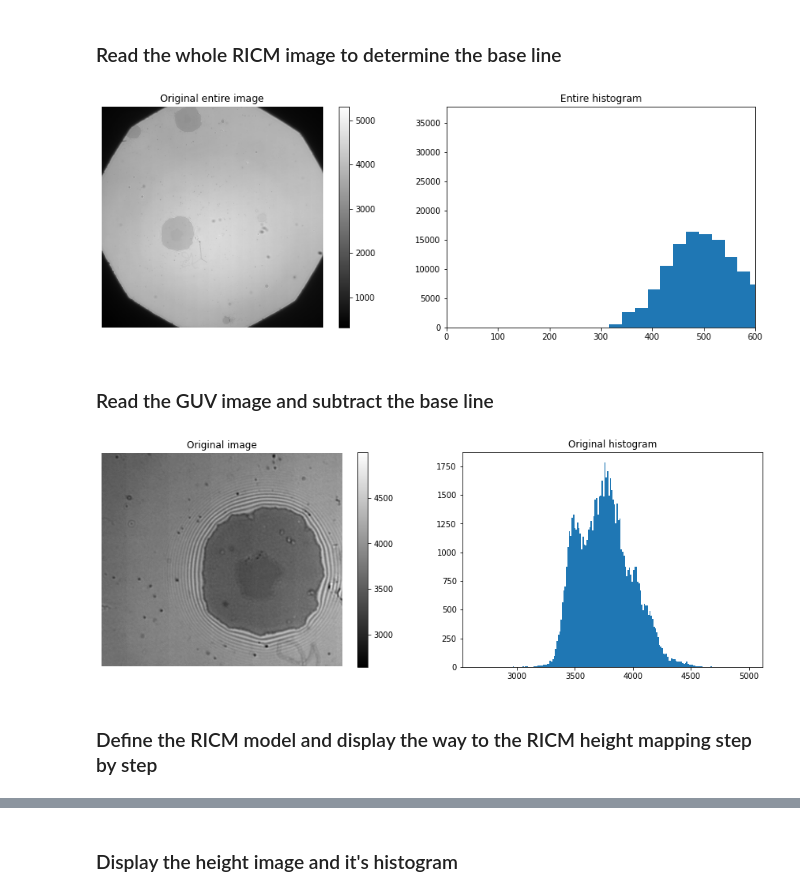
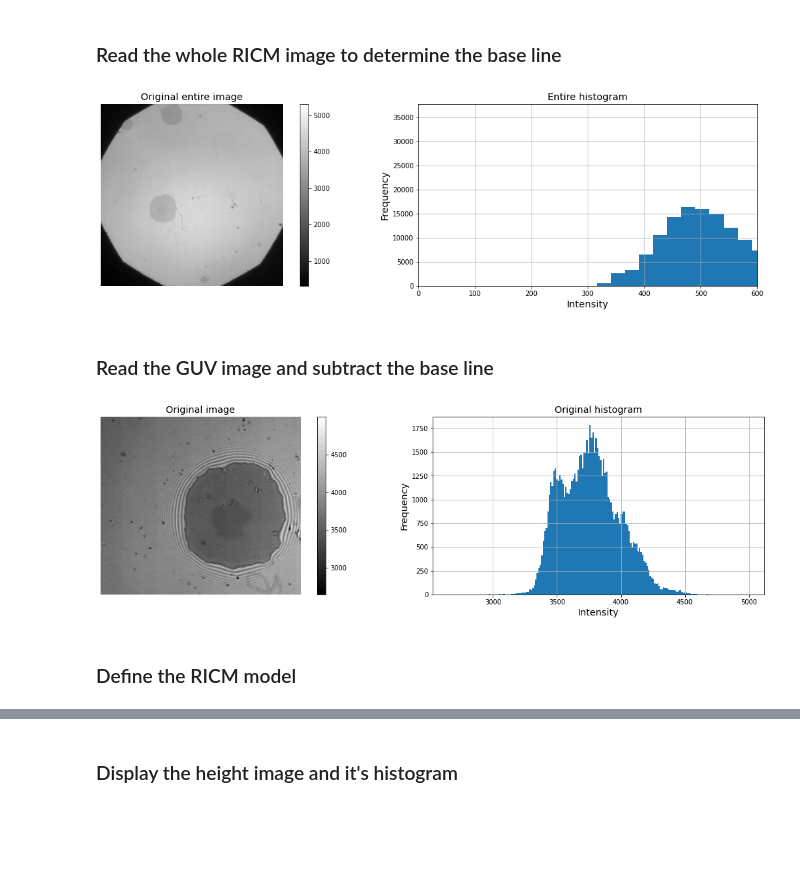
Before and after one commit to ahmed344/Membrane-Topography, a Jupyter notebook: Height_map_Ecad.ipynb, the cells around one changed output, grey strips where cells are left out. Cells and saved outputs as stored; diff of their text form; code cells hidden in the pictures; blank space fills up the shorter version.

Commit message:
correction in the model

```diff
--- a/Height_map_Ecad.ipynb
+++ b/Height_map_Ecad.ipynb
@@ -22,22 +22,25 @@ shot, guv = 2, 1
 # %%
 # Read the RICM image
 RICM_img = io.imread(f"Data/{experiment}/data/AVG_vesicle_{shot}_MMStack_Default.ome.tif")
 
 # display the image and it's histogram
-plt.figure(figsize=(15,5))
+plt.figure(figsize=(20,5))
 
 plt.subplot(121)
 plt.axis('off')
-plt.title('Original entire image')
+plt.title('Original entire image', fontsize='x-large')
 plt.imshow(RICM_img, cmap = "gray")
 plt.colorbar()
 
 plt.subplot(122)
-plt.title('Entire histogram')
-plt.hist(RICM_img.ravel(), bins = 200);
-plt.xlim(0,600);
+plt.title('Entire histogram', fontsize='x-large')
+plt.hist(RICM_img.ravel(), bins = 200)
+plt.xlabel('Intensity', fontsize='x-large')
+plt.ylabel('Frequency', fontsize='x-large')
+plt.xlim(0,600)
+plt.grid();
 # %% [output]
-[figure, old version]
+[figure, new version]
 # %% [markdown]
 ### Read the GUV image and subtract the base line
 # %%
@@ -48,19 +51,22 @@ img = io.imread(f"Data/{experiment}/data/AVG_vesicle_{shot}_MMStack_Default.ome-
 img = img - 310
 
 # display the image and it's histogram
-plt.figure(figsize=(15,5))
+plt.figure(figsize=(20,5))
 
 plt.subplot(121)
 plt.axis('off')
-plt.title('Original image')
+plt.title('Original image', fontsize='x-large')
 plt.imshow(img, cmap = "gray")
 plt.colorbar();
 
 plt.subplot(122)
-plt.title('Original histogram')
-plt.hist(img.ravel(), bins = 200);
+plt.title('Original histogram', fontsize='x-large')
+plt.xlabel('Intensity', fontsize='x-large')
+plt.ylabel('Frequency', fontsize='x-large')
+plt.hist(img.ravel(), bins = 200)
 #plt.xlim(70,87)
+plt.grid();
 # %% [output]
-[figure, old version]
+[figure, new version]
 # %% [markdown]
-### Define the RICM model and display the way to the RICM height mapping step by step
+### Define the RICM model
```
Also changed, not shown: parts of 9 cells of this notebook, 1 other file.
